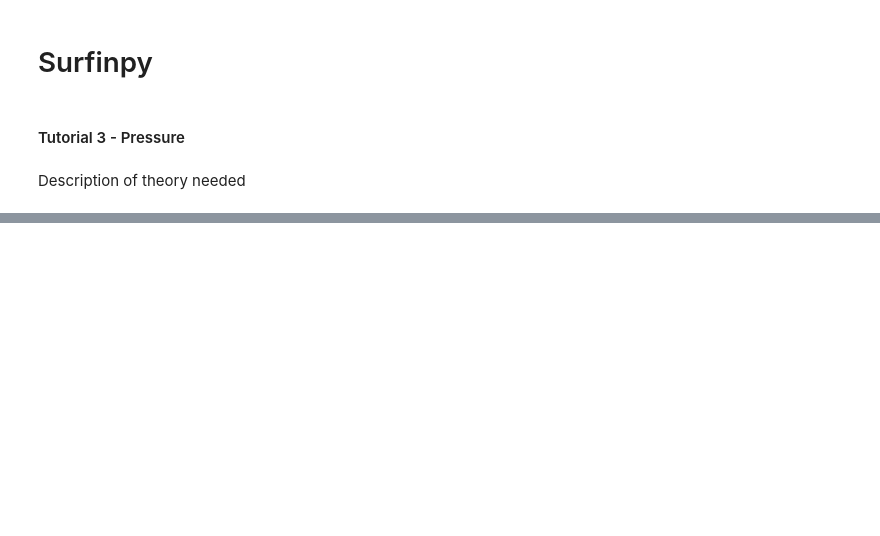
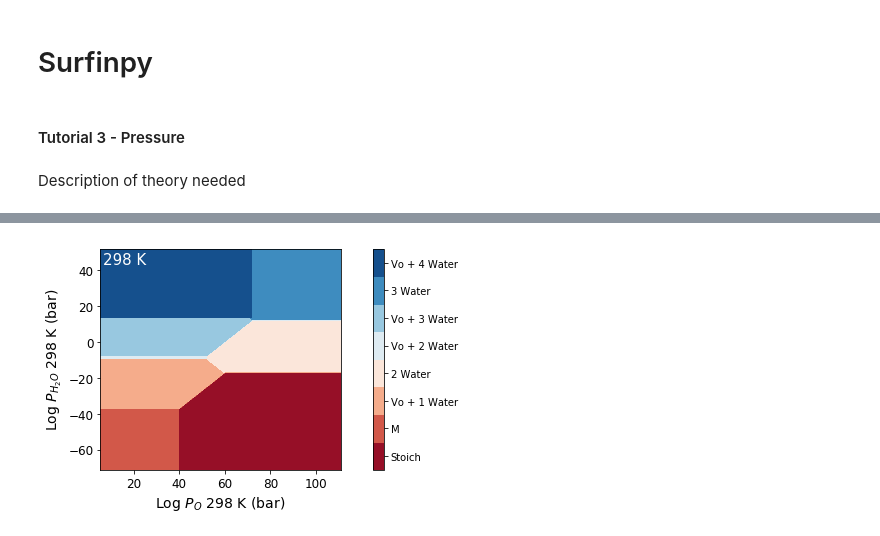
Before and after one commit to symmy596/SurfinPy, a Jupyter notebook: examples/Tutorial_3.ipynb, the cells around one changed output, grey strips where cells are left out. Saved outputs shown, nothing was run; the diff lists cells and outputs as text; code cells hidden in the pictures; blank space fills up the shorter version.

```diff
--- a/examples/Tutorial_3.ipynb
+++ b/examples/Tutorial_3.ipynb
@@ -57,0 +51,4 @@ mu_vs_mu.calculate(data, bulk, deltaX, deltaY, xshiftval=Oxygen_shift, yshiftval
+# %%
+system.plot_pressure(temperature=298)
+# %% [output]
+[figure, added]
```
Also changed, not shown: parts of 11 cells of this notebook, 23 other files.
